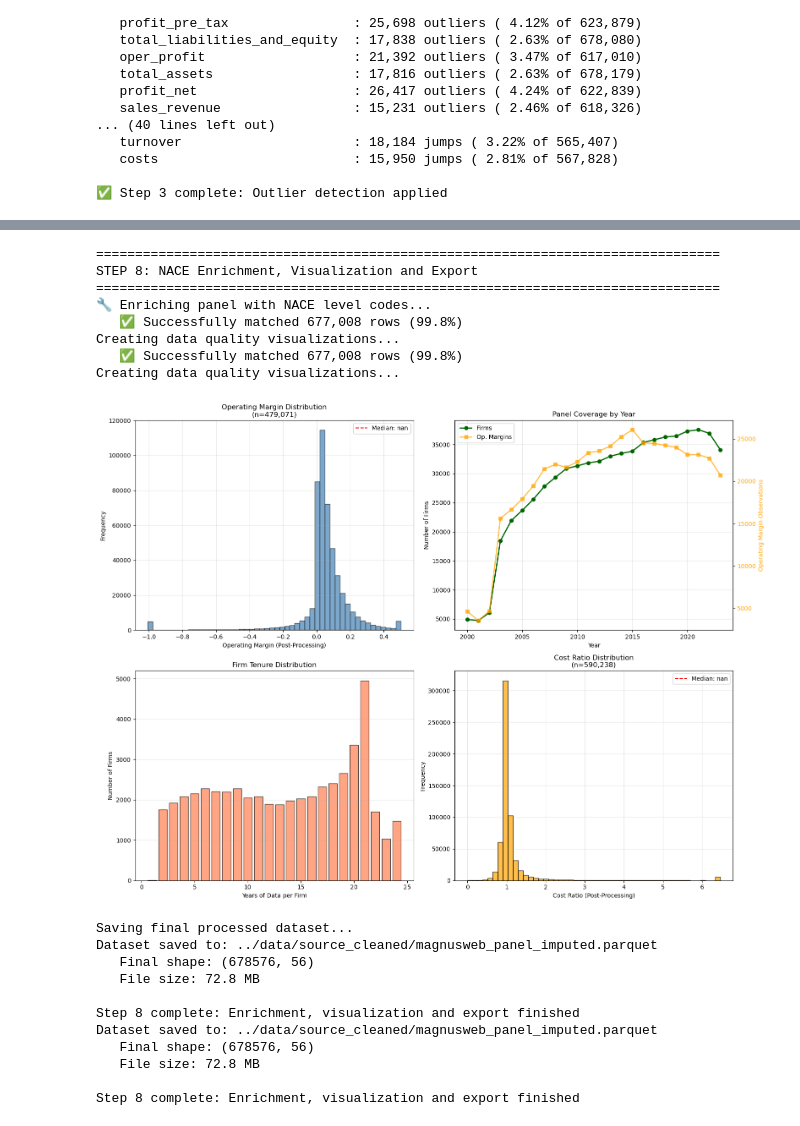
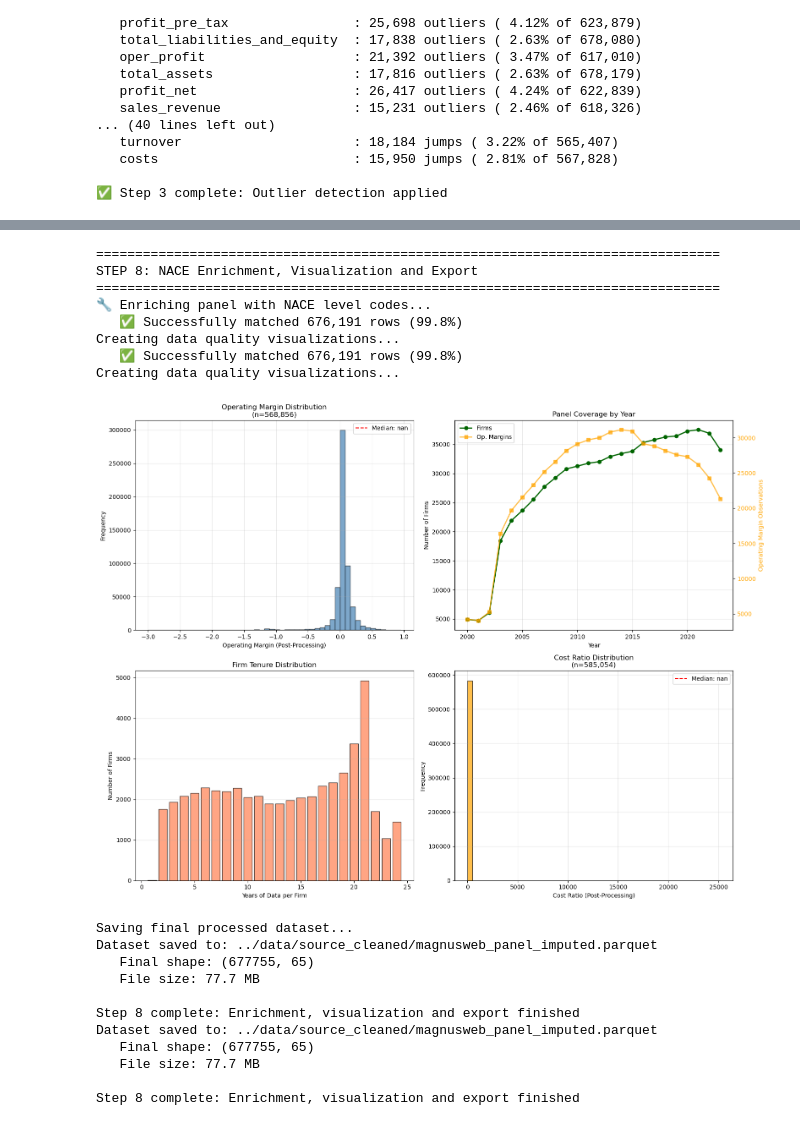
Before and after one commit to adambernard-code/profit-margins-inflation, a Jupyter notebook: src_02_data_quality/02_magnusweb_dq time-series checks.ipynb, the cells around one changed output, grey strips where cells are left out. Saved outputs shown, nothing was run; the diff lists cells and outputs as text; code cells hidden in the pictures.

Commit message:
improve magnus dq process (winsorisation especially), outlier treatment fix (jumps vs zscore)

```diff
--- a/src_02_data_quality/02_magnusweb_dq time-series checks.ipynb
+++ b/src_02_data_quality/02_magnusweb_dq time-series checks.ipynb
@@ -35,6 +35,8 @@ MAX_BALANCE_SHEET_GAP = 0.25        # Maximum allowed balance sheet gap (25%)
 # Winsorisation
 WINSOR_LOWER_Q = 0.01               # ◀ More conservative winsorisation quantiles
 WINSOR_UPPER_Q = 0.99               # ◀ More conservative winsorisation quantiles
+WINSOR_GROWTH_LOWER_Q = 0.05        # ◀ More aggressive winsorisation for volatile growth rates
+WINSOR_GROWTH_UPPER_Q = 0.95        # ◀ More aggressive winsorisation for volatile growth rates
 
 # --- Input and Output Paths ---
 input_path = os.path.join("..", "data", "source_cleaned", "magnusweb_panel.parquet")
@@ -692,6 +694,37 @@ def treat_extreme_outliers(df: pl.DataFrame, cols: List[str]) -> pl.DataFrame:
 
     print(f"   Robust z-score outliers flagged (preserved): {rz_outliers:,}")
 
+    return df
+
+def treat_robust_z_outliers(df: pl.DataFrame, cols: List[str]) -> pl.DataFrame:
+    """
+    Treat outliers identified by the robust z-score by setting them to null.
+    This is the primary method for outlier removal on source financial data.
+    """
+    print(" Treating robust z-score outliers by nullifying...")
+    total_nullified = 0
+
+    for col in cols:
+        outlier_flag_col = f"{col}_outlier"
+        if outlier_flag_col in df.columns:
+            before_count = df[col].count()
+
+            # Set the column to null where the outlier flag is True
+            df = df.with_columns(
+                pl.when(pl.col(outlier_flag_col))
+                  .then(None)
+                  .otherwise(pl.col(col))
+                  .alias(col)
+            )
+
+            after_count = df[col].count()
+            nullified_count = before_count - after_count
+            total_nullified += nullified_count
+
+            if nullified_count > 0:
+                print(f"  {col}: {nullified_count:,} robust z-score outliers set to missing")
+
+    print(f"✔ Total robust z-score outliers nullified: {total_nullified:,}")
     return df
 
 def apply_economic_filters(df: pl.DataFrame) -> pl.DataFrame:
@@ -787,7 +820,7 @@ def check_balance_sheet_consistency(df: pl.DataFrame) -> pl.DataFrame:
     return df
 
 # Apply outlier treatment and economic filters
-panel = treat_extreme_outliers(panel, FINANCIAL_COLS)
+panel = treat_robust_z_outliers(panel, FINANCIAL_COLS)
 panel = apply_economic_filters(panel)
 panel = check_balance_sheet_consistency(panel)
 
@@ -1213,47 +1268,47 @@ def save_final_dataset(df: pl.DataFrame, path: str, validation_results: Dict):
         "processing_steps": [
             "Temporal filtering and firm viability checks",
             "Outlier detection using robust z-scores and YoY jumps",
             "Missing data analysis and selective imputation",
             "Economic logic filters and balance sheet consistency",
-            "Ratio recalculation and winsorisation",
+            "Ratio recalculation and per-year winsorisation",
             "Final validation and quality assessment"
         ],
         "final_statistics": validation_results["structure"],
         "data_quality": validation_results["quality_flags"],
-        "winsorisation_bounds": winsor_bounds
+        "winsorisation_bounds": "Per-year bounds applied, see config for quantiles"
     }
 
     return summary
 
 # Enrich with NACE codes
 panel = enrich_with_nace(panel)
 
 # Create visualizations
 fig = create_data_quality_visualizations(panel, validation_results)
 
 # Save final dataset
 processing_summary = save_final_dataset(panel, output_path, validation_results)
 
 print(f"\nStep 8 complete: Enrichment, visualization and export finished")
 # %% [output]
 ================================================================================
 STEP 8: NACE Enrichment, Visualization and Export
 ================================================================================
 🔧 Enriching panel with NACE level codes...
-   ✅ Successfully matched 677,008 rows (99.8%)
+   ✅ Successfully matched 676,191 rows (99.8%)
 Creating data quality visualizations...
-   ✅ Successfully matched 677,008 rows (99.8%)
+   ✅ Successfully matched 676,191 rows (99.8%)
 Creating data quality visualizations...
-[figure, old version]
+[figure, new version]
 Saving final processed dataset...
 Dataset saved to: ../data/source_cleaned/magnusweb_panel_imputed.parquet
-   Final shape: (678576, 56)
-   File size: 72.8 MB
+   Final shape: (677755, 65)
+   File size: 77.7 MB
 
 Step 8 complete: Enrichment, visualization and export finished
 Dataset saved to: ../data/source_cleaned/magnusweb_panel_imputed.parquet
-   Final shape: (678576, 56)
-   File size: 72.8 MB
+   Final shape: (677755, 65)
+   File size: 77.7 MB
 
 Step 8 complete: Enrichment, visualization and export finished
 # %%
```
Also changed, not shown: parts of 9 cells of this notebook, 1 other file.
